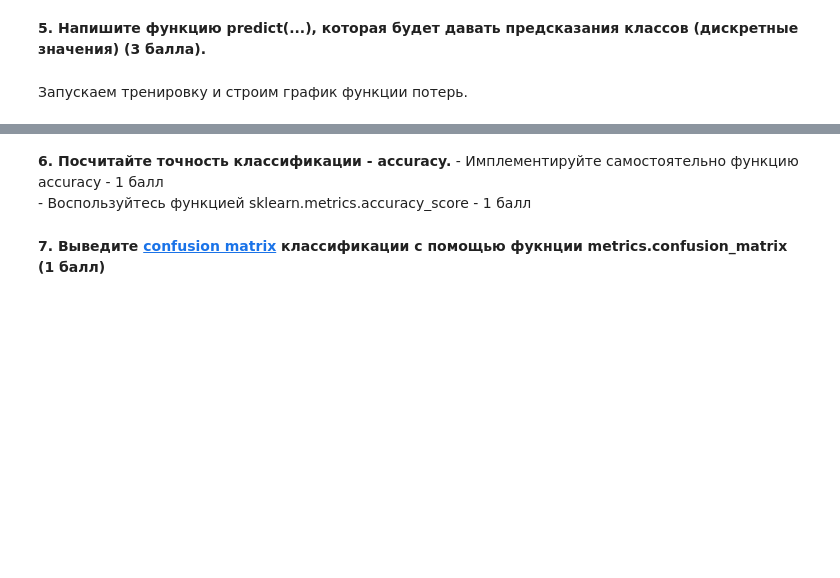
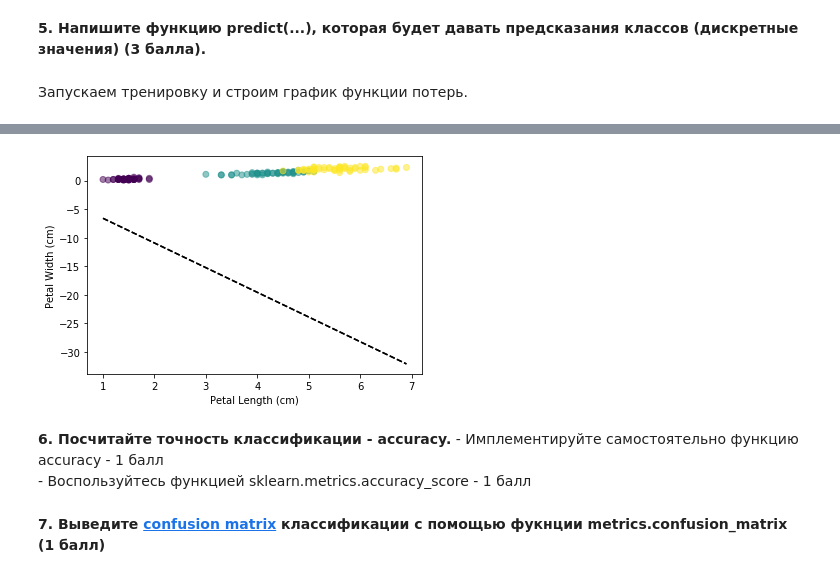
Before and after one commit to Craiglal/ML-Hometasks, a Jupyter notebook: task3/LogReg for multiclass classification.ipynb, the cells around one changed output, grey strips where cells are left out. Saved outputs shown, nothing was run; the diff lists cells and outputs as text; code cells hidden in the pictures; blank space fills up the shorter version.

```diff
--- a/task3/LogReg for multiclass classification.ipynb
+++ b/task3/LogReg for multiclass classification.ipynb
@@ -132,8 +113,8 @@ def cost(theta, x, y):
     h = sigmoid(x @ theta)
     m = len(y)
     epsilon = 1e-5
-    cost = (1/m)*(((-y) @ np.log(h + epsilon))-((1-y) @ np.log(1-h + epsilon)))
-    grad = (1/m)*((h-y)*x)
+    cost = (1/m)*(((-y).T @ np.log(h + epsilon))-((1-y).T @ np.log(1-h + epsilon)))
+    grad = (1/m)*np.dot((h-y),x)
     return cost, grad
 # %% [markdown]
 **4. Напишите функцию fit(...) которая будет выполнять классификацию по стратегии [one-vs.-rest](https://en.wikipedia.org/wiki/Multiclass_classification#One-vs.-rest) (cost function)(1 балл)**
@@ -154,8 +135,8 @@ def fit(x, y, max_iter=5000, alpha=0.1):
         theta = np.zeros(x.shape[1])
         for epoch in range(max_iter):
             # save costs, compute updated grad and theta
-            costs = cost(theta, x,binary_y)
-            theta = theta - (alpha/y) * (x.T @ (sigmoid(x @ params) - y))
+            costs[epoch] = cost(theta, x, binary_y)[0]
+            theta = theta - np.dot((alpha/len(y)), (x.T @ (sigmoid(x @ theta) - binary_y)))[:][:,0]
 
         thetas.append(theta)
     return thetas, classes, costs
@@ -179,12 +167,14 @@ ValueError: matmul: Input operand 1 has a mismatch in its core dimension 0, with
 Если всё прошло правильно, то должно получиться нечно такое:
 ![image.png](attachment:image.png)
 # %%
-plt.scatter(x[:, 0], x[:, 1], c=y, alpha=0.5)
+plt.scatter(x[:, 0], x[:, 1], c=y.reshape(-1), alpha=0.5)
 plt.xlabel("Petal Length (cm)"); plt.ylabel("Petal Width (cm)");
 for theta in [thetas[0],thetas[2]]:
-    j = np.array([x_train[:, 0].min(), x_train[:, 0].max()])
+    j = np.array([x[:, 0].min(), x[:, 0].max()])
     k = -(j * theta[1] + theta[0]) / theta[2]
     plt.plot(j, k, color='k', linestyle="--")
+# %% [output]
+[figure, added]
 # %% [markdown]
 **6. Посчитайте точность классификации - accuracy.**
     - Имплементируйте самостоятельно функцию accuracy - 1 балл
```
Also changed, not shown: parts of 4 cells of this notebook, 2 other files.
